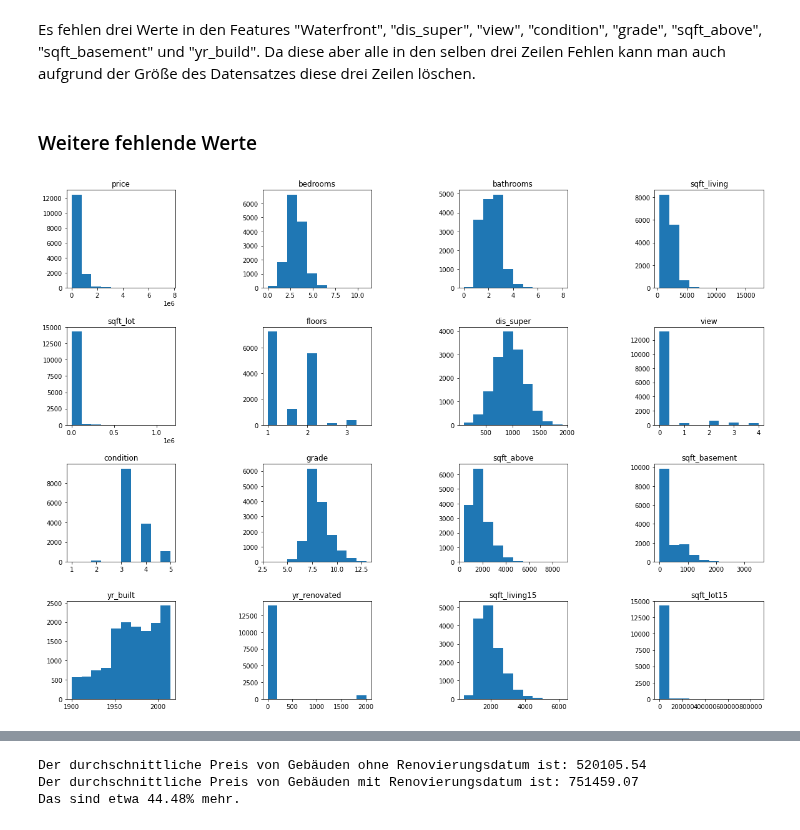
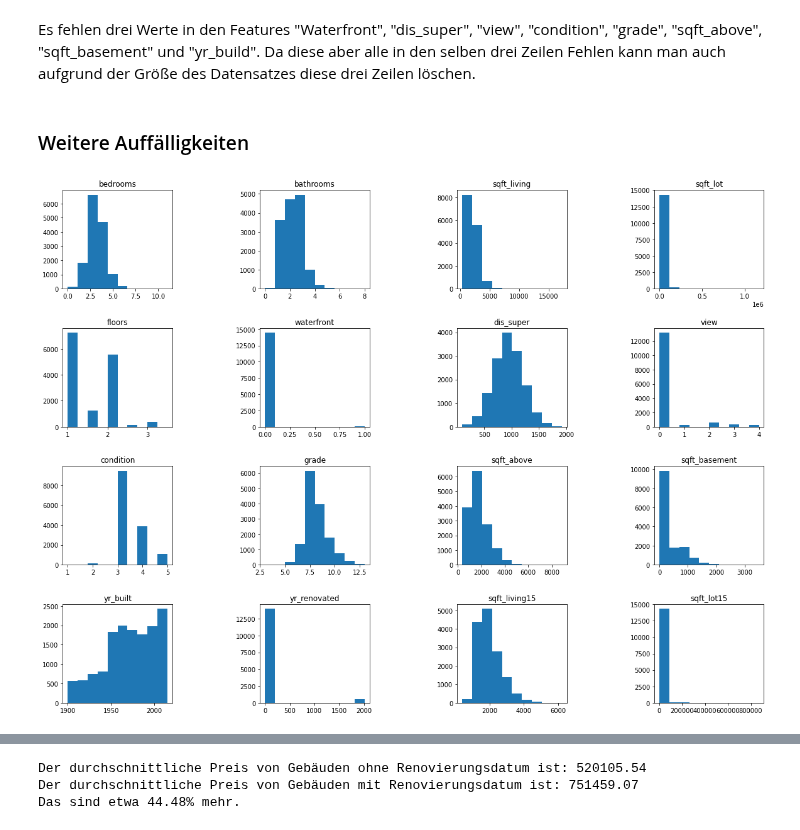
Before and after one commit to robring/advancedDatascience_CaseStudy, a Jupyter notebook: 01_Exploration.ipynb, the cells around one changed output, grey strips where cells are left out. Saved outputs shown, nothing was run; the diff lists cells and outputs as text; code cells hidden in the pictures.

Commit message:
Added some code about sqft_basement and waterfront

```diff
--- a/01_Exploration.ipynb
+++ b/01_Exploration.ipynb
@@ -110,22 +110,22 @@ Es fehlen drei Werte in den Features "Waterfront", "dis_super", "view", "conditi
 #Löschen aller Zeilen mit MV
 df=df.dropna()
 # %% [markdown]
-### Weitere fehlende Werte
+### Weitere Auffälligkeiten
 # %%
 #Hab mir mal deinen Code geklaut -Tim
-re_col=['price', 'bedrooms', 'bathrooms', 'sqft_living',
-       'sqft_lot', 'floors', 'dis_super', 'view', 'condition',
+re_col=['bedrooms', 'bathrooms', 'sqft_living',
+       'sqft_lot', 'floors', 'waterfront', 'dis_super', 'view', 'condition',
        'grade', 'sqft_above', 'sqft_basement', 'yr_built', 'yr_renovated',
        'sqft_living15', 'sqft_lot15']
 
 fig, ax = plt.subplots(4,4, figsize=(20,15))
 fig.subplots_adjust(hspace = .4, wspace=0.8)
 ax=ax.ravel()
 
 x=0
 for i in re_col:
     ax[x].hist(df[i])
     ax[x].set_title(i)
     x+=1
 # %% [output]
-[figure, old version]
+[figure, new version]
```
Also changed, not shown: parts of 22 cells of this notebook.
